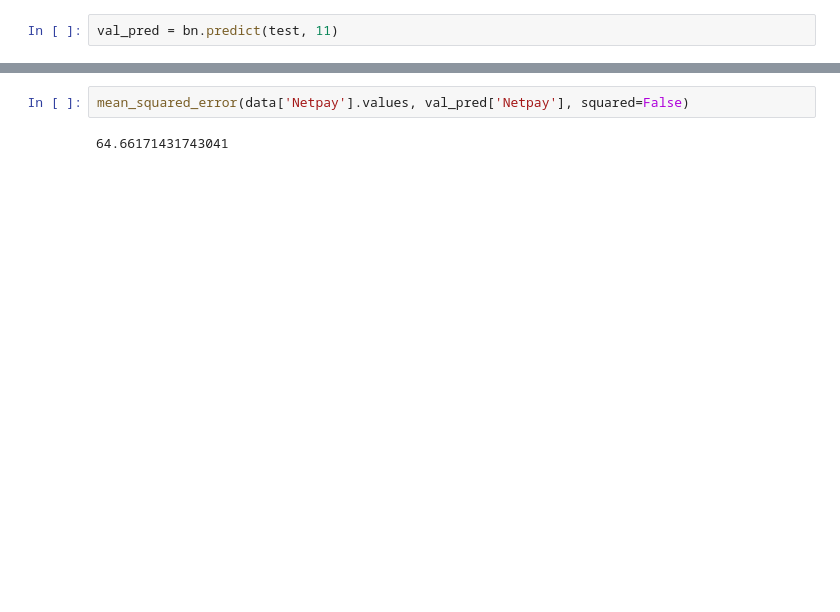
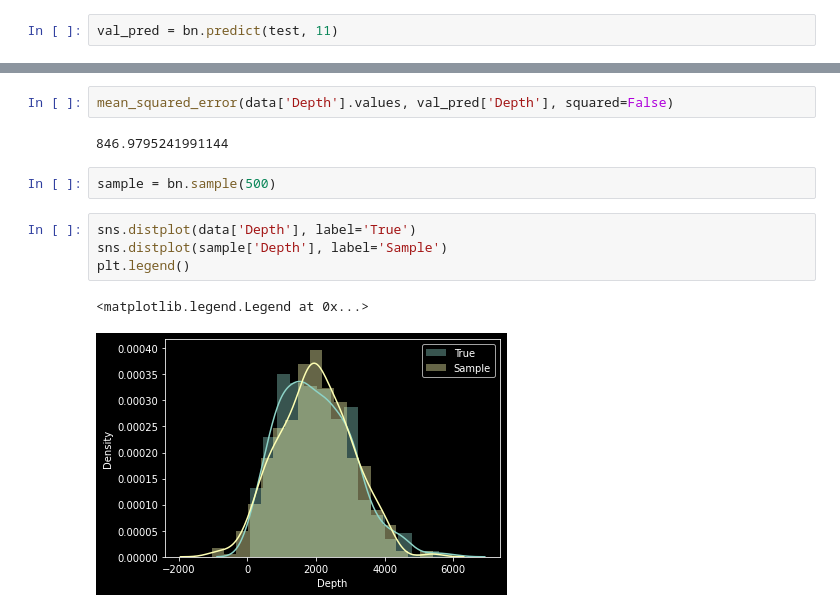
Before and after one commit to aimclub/BAMT, a Jupyter notebook: tutorials/example_geo.ipynb, the cells around one changed output, grey strips where cells are left out. Drawn from its saved outputs; the diff is of its cells as text; blank space fills up the shorter version.

```diff
--- a/tutorials/example_geo.ipynb
+++ b/tutorials/example_geo.ipynb
@@ -133,4 +162,13 @@ val_pred
 # %%
-mean_squared_error(data['Netpay'].values, val_pred['Netpay'], squared=False)
+mean_squared_error(data['Depth'].values, val_pred['Depth'], squared=False)
 # %% [output]
-64.66171431743041
+846.9795241991144
+# %%
+sample = bn.sample(500)
+# %%
+sns.distplot(data['Depth'], label='True')
+sns.distplot(sample['Depth'], label='Sample')
+plt.legend()
+# %% [output]
+<matplotlib.legend.Legend at 0x...>
+[figure, added]
```
Also changed, not shown: parts of 10 cells of this notebook, 6 other files.
